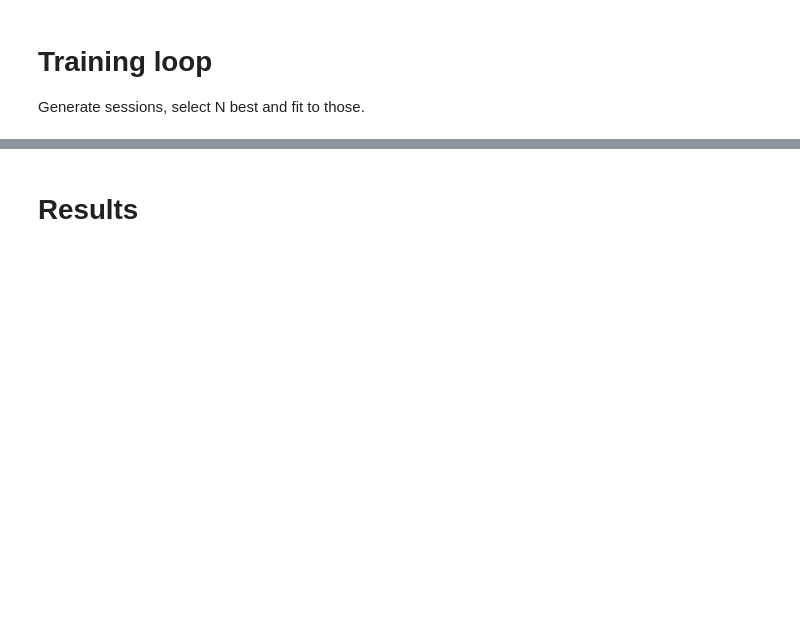
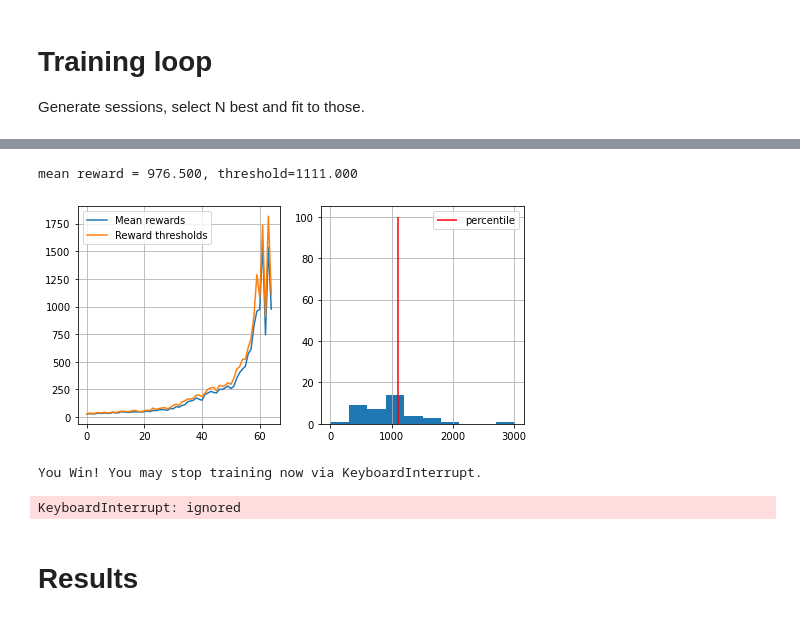
Before and after one commit to PhiDung-hub/Reinforment_Learning, a Jupyter notebook: Coursera/week1_intro/deep_crossentropy_method.ipynb, the cells around one changed output, grey strips where cells are left out. Drawn from its saved outputs; the diff is of its cells as text; code cells hidden in the pictures; blank space fills up the shorter version.

```diff
--- a/Coursera/week1_intro/deep_crossentropy_method.ipynb
+++ b/Coursera/week1_intro/deep_crossentropy_method.ipynb
@@ -212,25 +197,30 @@ Parallel(n_jobs=-1, verbose=0)(delayed(sqrt)(i**2) for i in range(100000))
 # %%
 from joblib import Parallel, delayed
 
-n_sessions = 100
+n_sessions = 40
 percentile = 70
 log = []
 
 for i in range(100):
     # generate new sessions
-    sessions = (Parallel)(n_jobs=4)(delayed(generate_session)(env, agent) for _ in range(n_sessions))
+    sessions = [generate_session(env, agent) for _ in range(n_sessions)]
 
     states_batch, actions_batch, rewards_batch = map(np.array, zip(*sessions))
 
     elite_states, elite_actions = select_elites(states_batch, actions_batch, rewards_batch, percentile)
 
     # <YOUR CODE: partial_fit agent to predict elite_actions(y) from elite_states(X)>
     agent.partial_fit(elite_states, elite_actions)
 
     show_progress(rewards_batch, log, percentile, reward_range=[0, np.max(rewards_batch)])
 
     if np.mean(rewards_batch) > 190:
         print("You Win! You may stop training now via KeyboardInterrupt.")
+# %% [output]
+mean reward = 976.500, threshold=1111.000
+[figure, added]
+You Win! You may stop training now via KeyboardInterrupt.
+KeyboardInterrupt: ignored
 # %% [markdown]
 # Results
 # %%
```
Also changed, not shown: parts of 9 cells of this notebook.
